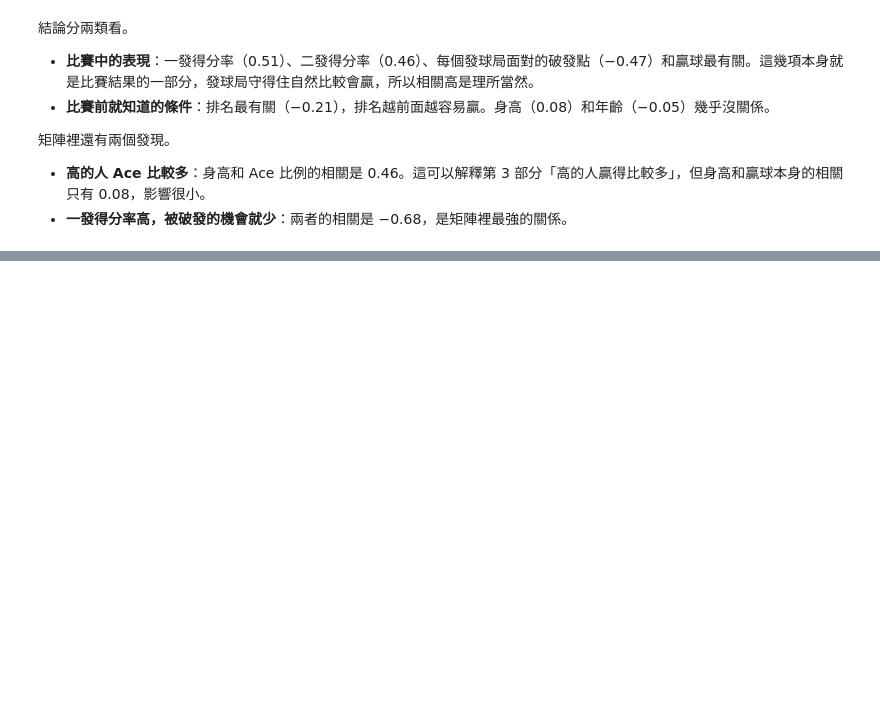
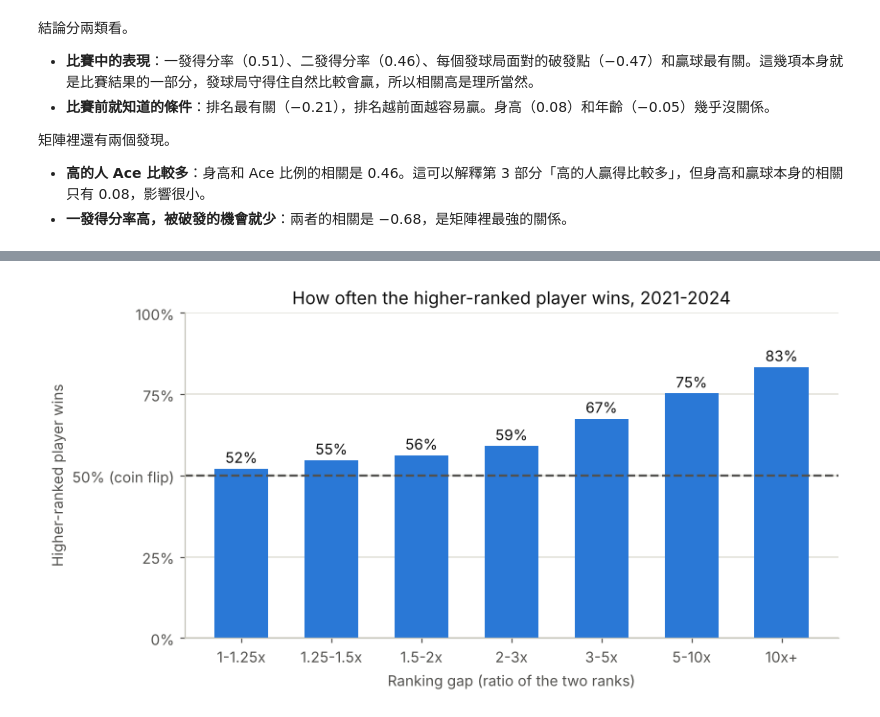
Before and after one commit to yufeng-kano/nycu-code, a Jupyter notebook: data-science-software-and-computation-experiments/hw2/315834011_HW2.ipynb, the cells around one changed output, grey strips where cells are left out. Drawn from its saved outputs; the diff is of its cells as text; code cells hidden in the pictures; blank space fills up the shorter version.

```diff
--- a/data-science-software-and-computation-experiments/hw2/315834011_HW2.ipynb
+++ b/data-science-software-and-computation-experiments/hw2/315834011_HW2.ipynb
@@ -721,0 +870,5 @@ ace_rate - bp_faced     -0.39
+# %%
+ranked: pd.DataFrame = matches.dropna(subset=["winner_rank", "loser_rank"]).copy()
+ranked["favorite_won"] = ranked["winner_rank"] < ranked["loser_rank"]
+ranked["rank_ratio"] = ranked[["winner_rank", "loser_rank"]].max(axis="columns") / ranked[["winner_rank", "loser_rank"]].min(axis="columns")
+pd.Series(data={"matches": len(ranked), "favorite_win_rate": ranked["favorite_won"].mean().round(decimals=3)})
@@ -721,0 +881,6 @@ ace_rate - bp_faced     -0.39
+# %%
+RATIO_EDGES: list[float] = [1, 1.25, 1.5, 2, 3, 5, 10, np.inf]
+
+ratio_group: pd.Series = pd.cut(x=ranked["rank_ratio"], bins=RATIO_EDGES, right=False)
+by_ratio: pd.DataFrame = ranked.groupby(by=ratio_group, observed=True)["favorite_won"].agg(matches="count", favorite_win_rate="mean")
+by_ratio.round(decimals=3)
@@ -721,0 +897,15 @@ ace_rate - bp_faced     -0.39
+# %%
+fig, ax = plt.subplots(figsize=(8, 4))
+labels: list[str] = [f"{left:g}-{right:g}x" if np.isfinite(right) else f"{left:g}x+" for left, right in zip(RATIO_EDGES[:-1], RATIO_EDGES[1:])]
+ax.bar(x=labels, height=by_ratio["favorite_win_rate"], color=BLUE, width=0.6)
+ax.axhline(y=0.5, color=INK_SECONDARY, linewidth=1.5, linestyle="--")
+for i, rate in enumerate(by_ratio["favorite_win_rate"]):
+    ax.annotate(text=f"{rate:.0%}", xy=(i, rate), xytext=(0, 4), textcoords="offset points", ha="center", color=INK)
+ax.set_ylim(bottom=0, top=1)
+ax.set_yticks(ticks=[0, 0.25, 0.5, 0.75, 1], labels=["0%", "25%", "50% (coin flip)", "75%", "100%"])
+ax.grid(axis="y")
+ax.set_axisbelow(True)
+ax.set(title="How often the higher-ranked player wins, 2021-2024", xlabel="Ranking gap (ratio of the two ranks)", ylabel="Higher-ranked player wins")
+plt.show()
+# %% [output]
+[figure, added]
```
Also changed, not shown: parts of 25 cells of this notebook, 3 other files.
